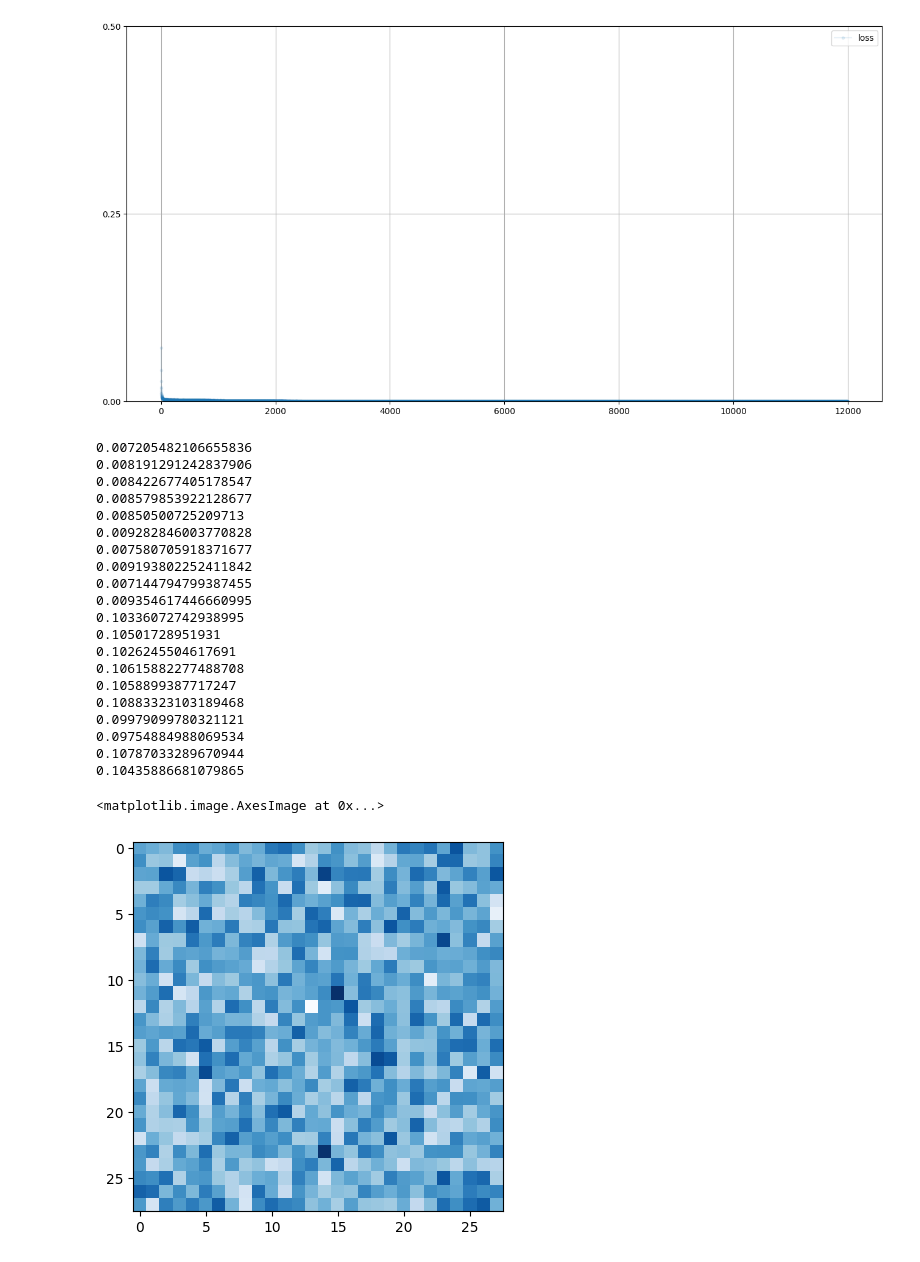
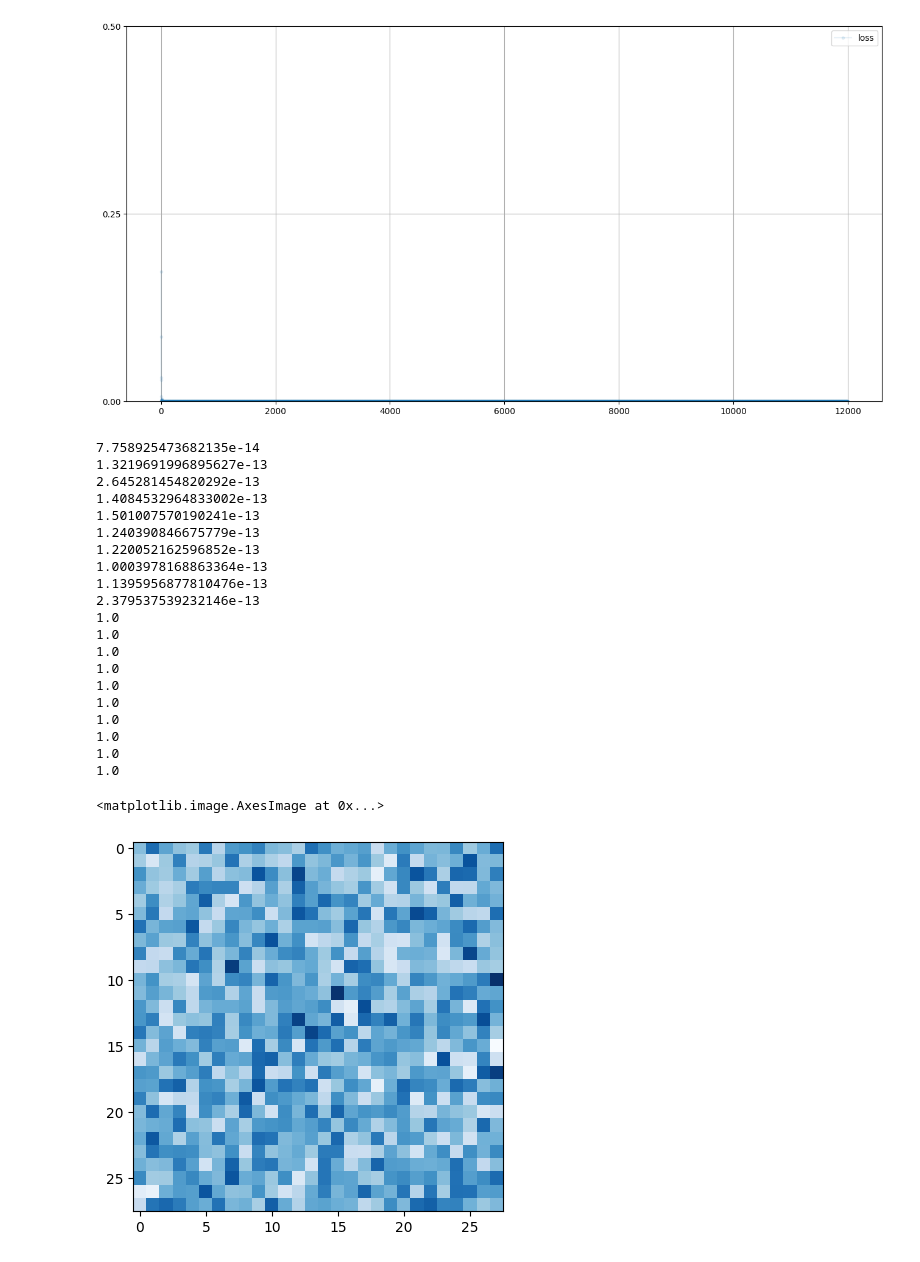
Before and after one commit to bentan2013/study-deep-learning, a Jupyter notebook: gan/gan_mnist.ipynb, the cells around one changed output. Saved outputs shown, nothing was run; the diff lists cells and outputs as text; code cells hidden in the pictures.

```diff
--- a/gan/gan_mnist.ipynb
+++ b/gan/gan_mnist.ipynb
@@ -14,16 +14,17 @@ class Discriminator(nn.Module):
         # define the network
         self.model = nn.Sequential(
             nn.Linear(784, 200),
-            nn.Sigmoid(),
+            nn.LeakyReLU(0.02),
+            nn.LayerNorm(200),
             nn.Linear(200, 1),
             nn.Sigmoid()
         )
 
         # define the loss function
-        self.loss_function = nn.MSELoss()
+        self.loss_function = nn.BCELoss()
 
         # define the optimiser
-        self.optimiser = torch.optim.SGD(self.parameters(), lr=0.01)
+        self.optimiser = torch.optim.Adam(self.parameters(), lr=0.01)
 
         # define the counter
         self.count = 0
@@ -48,6 +49,7 @@ class Discriminator(nn.Module):
             if self.count % 1000 == 0:
                 print(f"counter ={self.count}, loss={loss.item()} ")
 
+
     def plot_progress(self):
         df = pd.DataFrame(self.progress, columns=['loss'])
         df.plot(ylim=(0), figsize=(16, 8), alpha=0.1, marker='.', grid=True, yticks=(0, 0.25, 0.5))
@@ -129,26 +132,26 @@ for i in range(10):
     image_data_tensor = mnist_dataset[random.randint(0, len(mnist_dataset))][1]
     print(D.forward(image_data_tensor).item())
 # %% [output]
-0.007205482106655836
-0.008191291242837906
-0.008422677405178547
-0.008579853922128677
-0.00850500725209713
-0.009282846003770828
-0.007580705918371677
-0.009193802252411842
-0.007144794799387455
-0.009354617446660995
-0.10336072742938995
-0.10501728951931
-0.1026245504617691
-0.10615882277488708
-0.1058899387717247
-0.10883323103189468
-0.09979099780321121
-0.09754884988069534
-0.10787033289670944
-0.10435886681079865
+7.758925473682135e-14
+1.3219691996895627e-13
+2.645281454820292e-13
+1.4084532964833002e-13
+1.501007570190241e-13
+1.240390846675779e-13
+1.220052162596852e-13
+1.0003978168863364e-13
+1.1395956877810476e-13
+2.379537539232146e-13
+1.0
+1.0
+1.0
+1.0
+1.0
+1.0
+1.0
+1.0
+1.0
+1.0
 # %%
 class Generator(nn.Module):
 
@@ -157,14 +160,15 @@ class Generator(nn.Module):
 
         # define the network
         self.model = nn.Sequential(
-            nn.Linear(1, 200),
-            nn.Sigmoid(),
+            nn.Linear(100, 200),
+            nn.LeakyReLU(0.02),
+            nn.LayerNorm(200),
             nn.Linear(200, 784),
             nn.Sigmoid()
         )
 
         # define the optimiser
-        self.optimiser = torch.optim.SGD(self.parameters(), lr=0.01)
+        self.optimiser = torch.optim.Adam(self.parameters(), lr=0.01)
 
         # define the counter
         self.count = 0
@@ -194,12 +198,12 @@ class Generator(nn.Module):
         df.plot(ylim=(0), figsize=(16, 8), alpha=0.1, marker='.', grid=True, yticks=(0, 0.8))
 # %%
 G = Generator()
-output = G.forward(generate_random(1))
+output = G.forward(generate_random(100))
 img = output.detach().numpy().reshape(28,28)
 plt.imshow(img, interpolation='none', cmap='Blues')
 # %% [output]
 <matplotlib.image.AxesImage at 0x...>
-[figure, old version]
+[figure, new version]
 # %%
 D = Discriminator()
 G = Generator()
```
Also changed, not shown: parts of 6 cells of this notebook.
